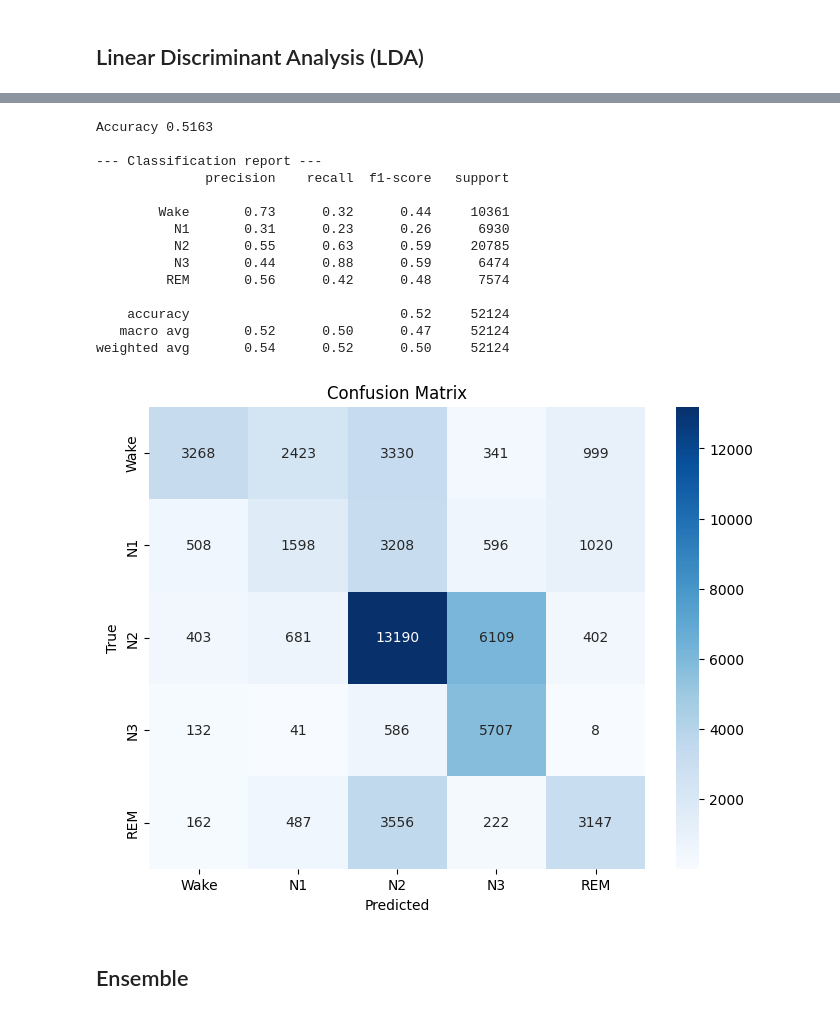
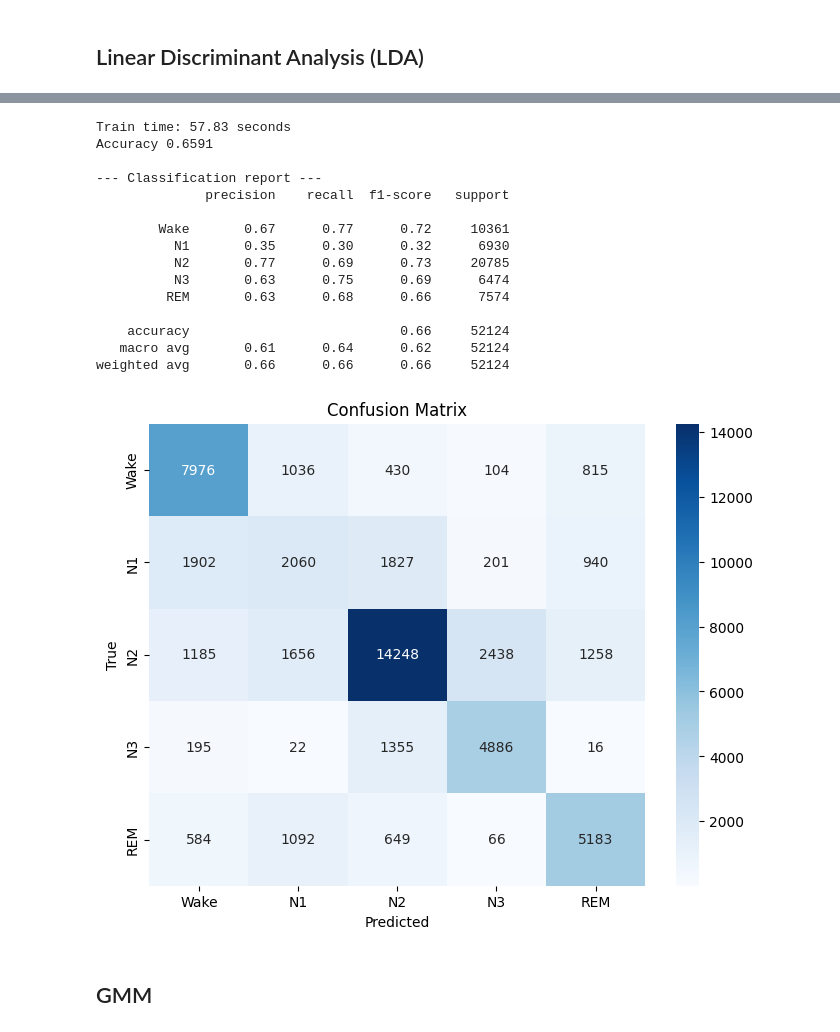
Before and after one commit to CarmenTheodoraCraciun/Sleep-Quality-Based-EEG-Signals, a Jupyter notebook: ml_models/3_Probabilistic_Models.ipynb, the cells around one changed output, grey strips where cells are left out. Drawn from its saved outputs; the diff is of its cells as text; code cells hidden in the pictures.

Commit message:
Probabilistic models done

```diff
--- a/ml_models/3_Probabilistic_Models.ipynb
+++ b/ml_models/3_Probabilistic_Models.ipynb
@@ -51,8 +52,8 @@ Mounted at /content/drive
 # %% [markdown]
 # Datasets
 # %%
-df_train = pd.read_csv(base_path + '/ml_dataset/train_features.csv')
-df_val = pd.read_csv(base_path + '/ml_dataset/val_features.csv')
+df_train = pd.read_csv(base_path + '/process_dataset/ml_dataset/train_features.csv')
+df_val = pd.read_csv(base_path + '/process_dataset/ml_dataset/val_features.csv')
 # %%
 X_train = df_train.drop('Label', axis=1)
 y_train = df_train['Label']
@@ -132,9 +87,9 @@ Shape after: (228213, 22)
 # %%
-df_train_norm_basic = extract_basic_temporal_features(df_train_norm)
-df_val_norm_basic = extract_basic_temporal_features(df_val_norm)
+df_train_norm_basic = dataset_fct.extract_basic_temporal_features(df_train_norm)
+df_val_norm_basic = dataset_fct.extract_basic_temporal_features(df_val_norm)
 
 df_train_norm_basic['Dataset_Source'] = df_train_norm_basic['Dataset_Source'].astype('category')
-df_val_norm_basic['Dataset_Source']   = df_val_norm_basic['Dataset_Source'].astype('category')
+df_val_norm_basic['Dataset_Source'] = df_val_norm_basic['Dataset_Source'].astype('category')
 
 X_train_norm_basic = df_train_norm_basic.drop(columns=['Label'])
 y_train_norm_basic = df_train_norm_basic['Label']
@@ -192,3 +100,13 @@ y_val_norm_enhanced   = df_val_norm_enhanced['Label']
+# %%
+df_train_norm_enhanced = dataset_fct.extract_enhanced_temporal_features(df_train_norm)
+df_val_norm_enhanced = dataset_fct.extract_enhanced_temporal_features(df_val_norm)
+
+cols_to_drop = ['Subject_ID', 'Dataset_Source', 'Label']
+
+X_train_norm_enhanced = df_train_norm_enhanced.drop(columns=cols_to_drop, errors='ignore')
+y_train_norm_enhanced = df_train_norm_enhanced['Label']
+X_val_norm_enhanced = df_val_norm_enhanced.drop(columns=cols_to_drop, errors='ignore')
+y_val_norm_enhanced = df_val_norm_enhanced['Label']
 # %% [markdown]
 ## Standard Scalar
 # %%
@@ -571,42 +374,57 @@ weighted avg       0.67      0.68      0.66     52124
 # %%
-from sklearn.discriminant_analysis import QuadraticDiscriminantAnalysis
-import pandas as pd
-import numpy as np
+trans_mat = calculate_transition_matrix(df_train_norm, label_col='Label', subject_col='Subject_ID')
+fair_trans_mat = trans_mat.copy()
 
-qda_model = QuadraticDiscriminantAnalysis(reg_param=0.1)
-qda_model.fit(X_train_lr_scaled, y_train_norm_enhanced)
+for i in range(5):
+    fair_trans_mat[i, i] *= 0.8
+    fair_trans_mat[i, :] /= fair_trans_mat[i, :].sum()
 
-obs_probs_qda = qda_model.predict_proba(X_val_lr_scaled)
+start_prob = np.array([0.90, 0.02, 0.02, 0.03, 0.03])
+
+final_qda_pipeline = Pipeline(
+    [('pt', PowerTransformer(method='yeo-johnson', standardize=True)),
+     ('pca', PCA(n_components=0.99, random_state=42)),
+     ('qda', QuadraticDiscriminantAnalysis(reg_param=0.8))])
+
+start_time = time.time()
+final_qda_pipeline.fit(X_train_norm_enhanced, y_train_norm_enhanced)
+end_time = time.time()
+print(f"Train time: {end_time - start_time:.2f} seconds")
+
+y_pred_qda_opt = final_qda_pipeline.predict(X_val_norm_enhanced)
+obs_probs_qda_opt = final_qda_pipeline.predict_proba(X_val_norm_enhanced)
 
 df_eval_qda_hmm = pd.DataFrame({
     'Subject_ID': df_val_norm['Subject_ID'],
     'Label': y_val_norm_enhanced,
     'Pred_HMM': 0
 })
 
 for subj in df_eval_qda_hmm['Subject_ID'].unique():
     idx = df_eval_qda_hmm['Subject_ID'] == subj
-    subj_probs = obs_probs_qda[idx]
+
+    subj_probs = obs_probs_qda_opt[idx]
 
     best_path = viterbi(subj_probs, fair_trans_mat, start_prob)
     df_eval_qda_hmm.loc[idx, 'Pred_HMM'] = best_path
 
-evaluete_model(df_eval_qda_hmm['Label'], df_eval_qda_hmm['Pred_HMM'], class_names)
+model_fct.evaluete_model(df_eval_qda_hmm['Label'], df_eval_qda_hmm['Pred_HMM'])
 # %% [output]
-Accuracy 0.5163
+Train time: 57.83 seconds
+Accuracy 0.6591
 
 --- Classification report ---
               precision    recall  f1-score   support
 
-        Wake       0.73      0.32      0.44     10361
-          N1       0.31      0.23      0.26      6930
-          N2       0.55      0.63      0.59     20785
-          N3       0.44      0.88      0.59      6474
-         REM       0.56      0.42      0.48      7574
+        Wake       0.67      0.77      0.72     10361
+          N1       0.35      0.30      0.32      6930
+          N2       0.77      0.69      0.73     20785
+          N3       0.63      0.75      0.69      6474
+         REM       0.63      0.68      0.66      7574
 
-    accuracy                           0.52     52124
-   macro avg       0.52      0.50      0.47     52124
-weighted avg       0.54      0.52      0.50     52124
+    accuracy                           0.66     52124
+   macro avg       0.61      0.64      0.62     52124
+weighted avg       0.66      0.66      0.66     52124
-[figure, old version]
+[figure, new version]
 # %% [markdown]
-## Ensemble
+## GMM
```
Also changed, not shown: parts of 40 cells of this notebook.
